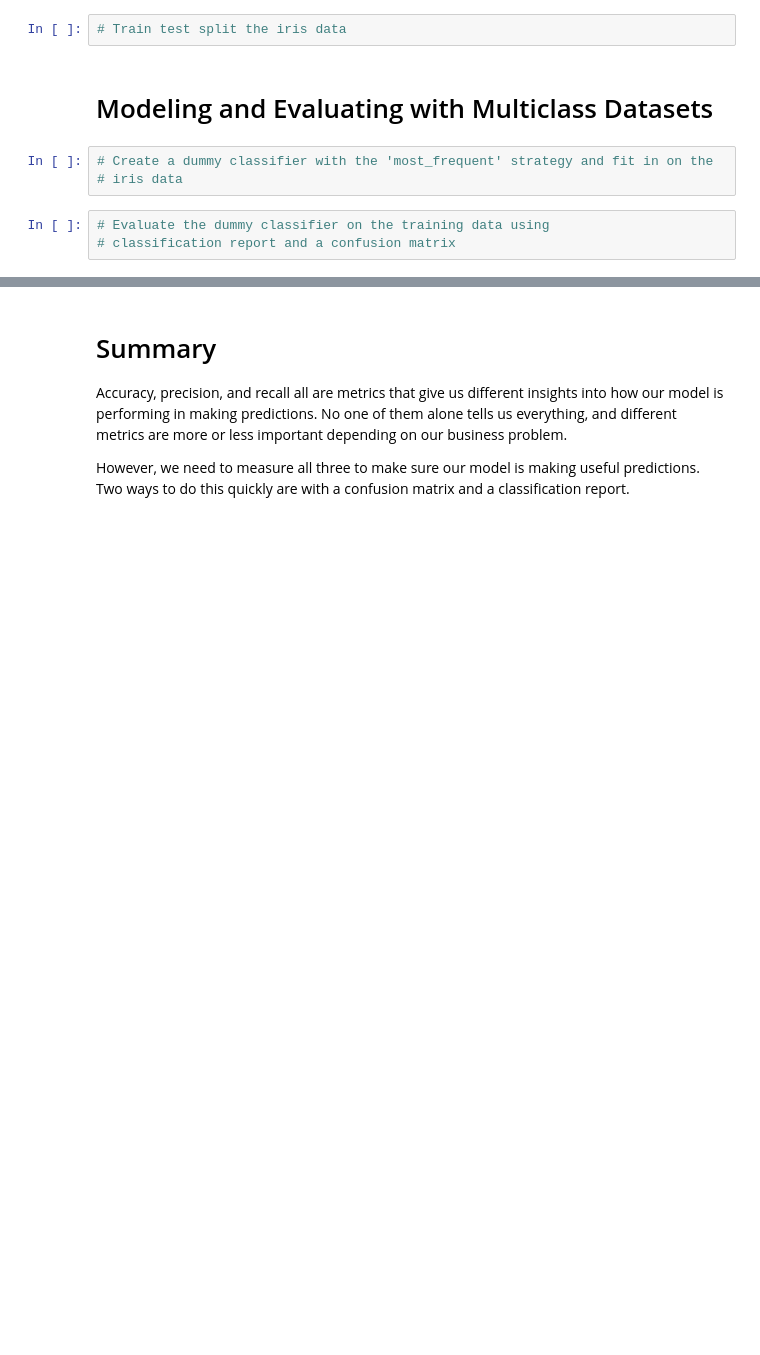
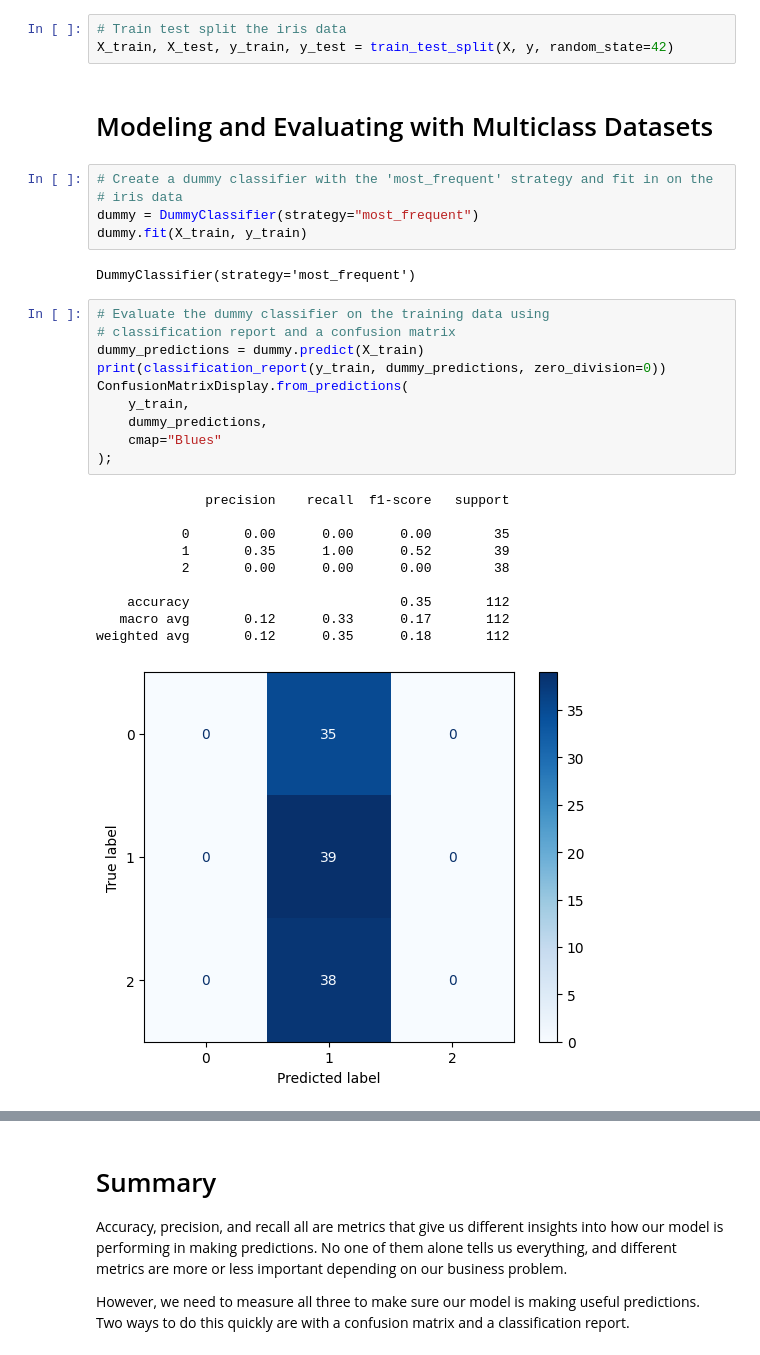
Before and after one commit to john-a-dixon/coding-dojo, a Jupyter notebook: Week 7/W7C1.ipynb, the cells around one changed output, grey strips where cells are left out. Cells and saved outputs as stored; diff of their text form; blank space fills up the shorter version.

```diff
--- a/Week 7/W7C1.ipynb
+++ b/Week 7/W7C1.ipynb
@@ -294,14 +303,37 @@ dtype: float64
 | 4 | 5.0 | 3.6 | 1.4 | 0.2 |
 # %%
 # Train test split the iris data
+X_train, X_test, y_train, y_test = train_test_split(X, y, random_state=42)
 # %% [markdown]
 # Modeling and Evaluating with Multiclass Datasets
 # %%
 # Create a dummy classifier with the 'most_frequent' strategy and fit in on the
 # iris data
+dummy = DummyClassifier(strategy="most_frequent")
+dummy.fit(X_train, y_train)
+# %% [output]
+DummyClassifier(strategy='most_frequent')
 # %%
 # Evaluate the dummy classifier on the training data using
 # classification report and a confusion matrix
+dummy_predictions = dummy.predict(X_train)
+print(classification_report(y_train, dummy_predictions, zero_division=0))
+ConfusionMatrixDisplay.from_predictions(
+    y_train,
+    dummy_predictions,
+    cmap="Blues"
+);
+# %% [output]
+              precision    recall  f1-score   support
+
+           0       0.00      0.00      0.00        35
+           1       0.35      1.00      0.52        39
+           2       0.00      0.00      0.00        38
+
+    accuracy                           0.35       112
+   macro avg       0.12      0.33      0.17       112
+weighted avg       0.12      0.35      0.18       112
+[figure, added]
 # %%
 # Evaluate the dummy classifier on the testing data using
 # classification_report() and a confusion matrix
```
Also changed, not shown: parts of 7 cells of this notebook.
